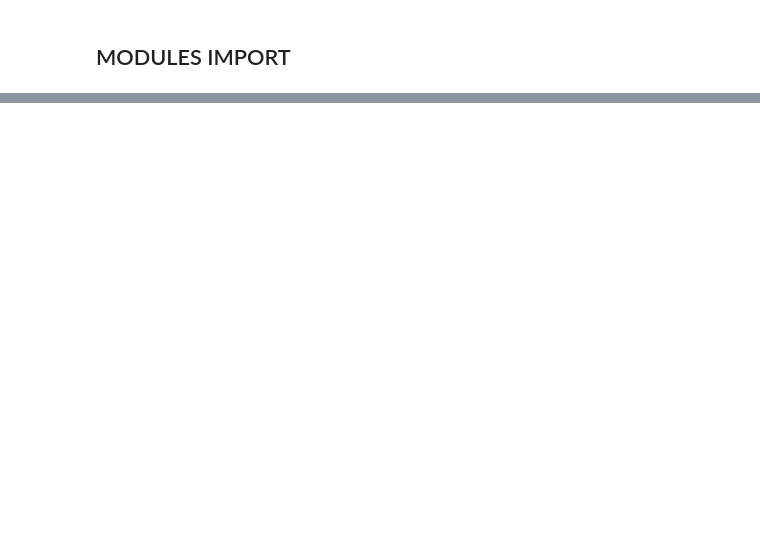
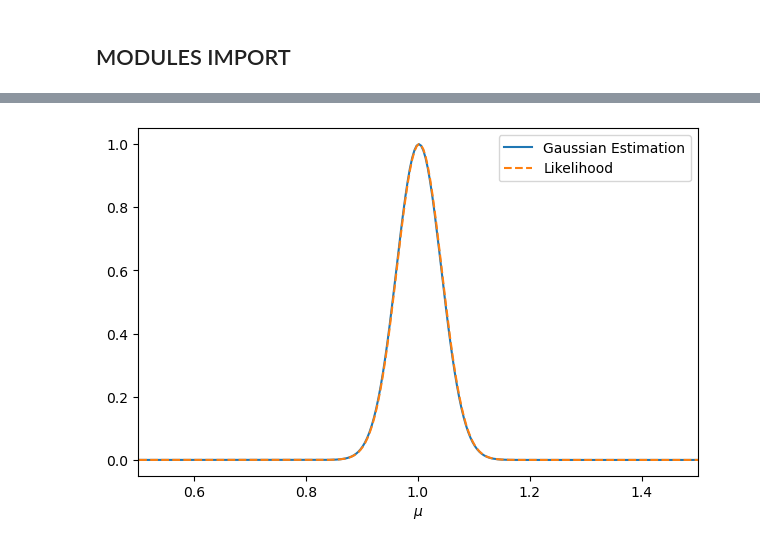
Before and after one commit to RoccoGiugni/ASML-24-25, a Jupyter notebook: L05/L05.ipynb, the cells around one changed output, grey strips where cells are left out. Drawn from its saved outputs; the diff is of its cells as text; code cells hidden in the pictures; blank space fills up the shorter version.

```diff
--- a/L05/L05.ipynb
+++ b/L05/L05.ipynb
@@ -42,0 +108,15 @@ Text(0.5, 0, '$\\mu$')
+# %%
+fig, ax = plt.subplots(1, 1, figsize=(6, 4), layout='constrained')
+
+gauss_estimated = norm.pdf(mean, mu_max, fisher) * np.sqrt(2 * np.pi * fisher ** 2)
+
+ax.plot(mean, gauss_estimated, label='Gaussian Estimation')
+ax.plot(mean, L / L.max(), ls='--', label='Likelihood')
+
+ax.set_xlim(.5,1.5)
+
+ax.legend()
+ax.set_xlabel('$\mu$')
+plt.show()
+# %% [output]
+[figure, added]
```
Also changed, not shown: parts of 17 cells of this notebook, 1 other file.
